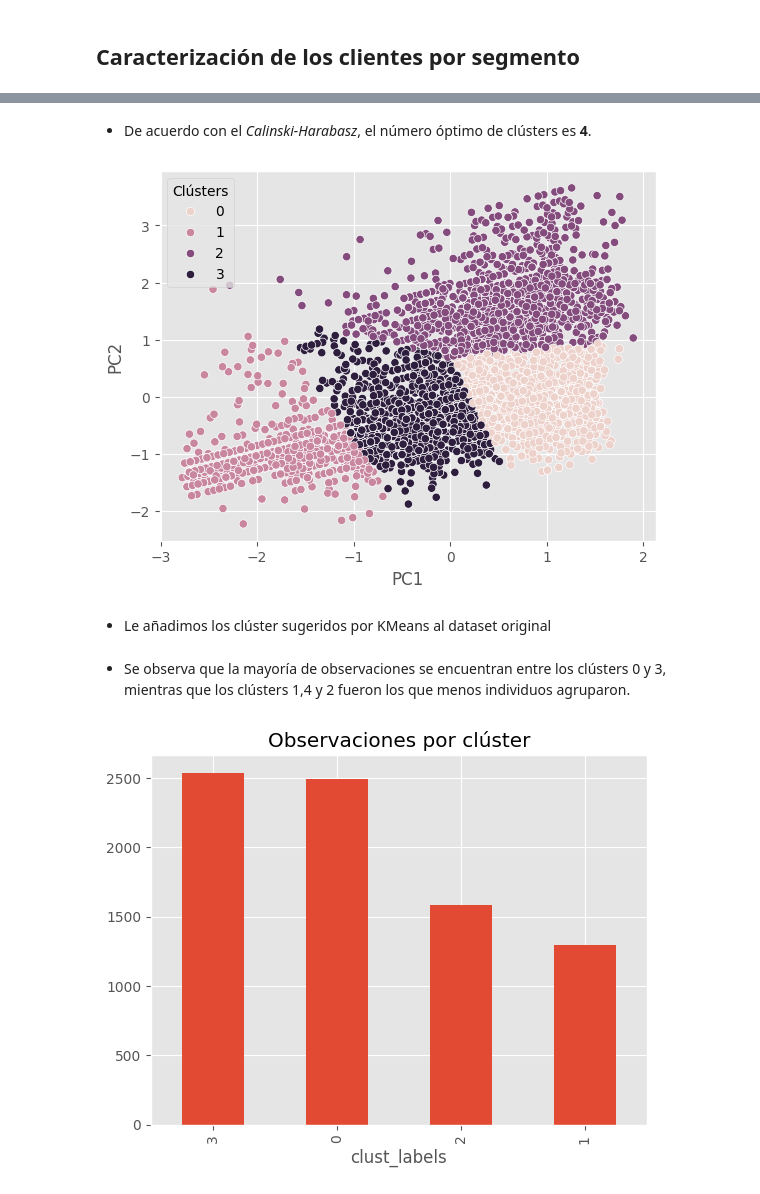
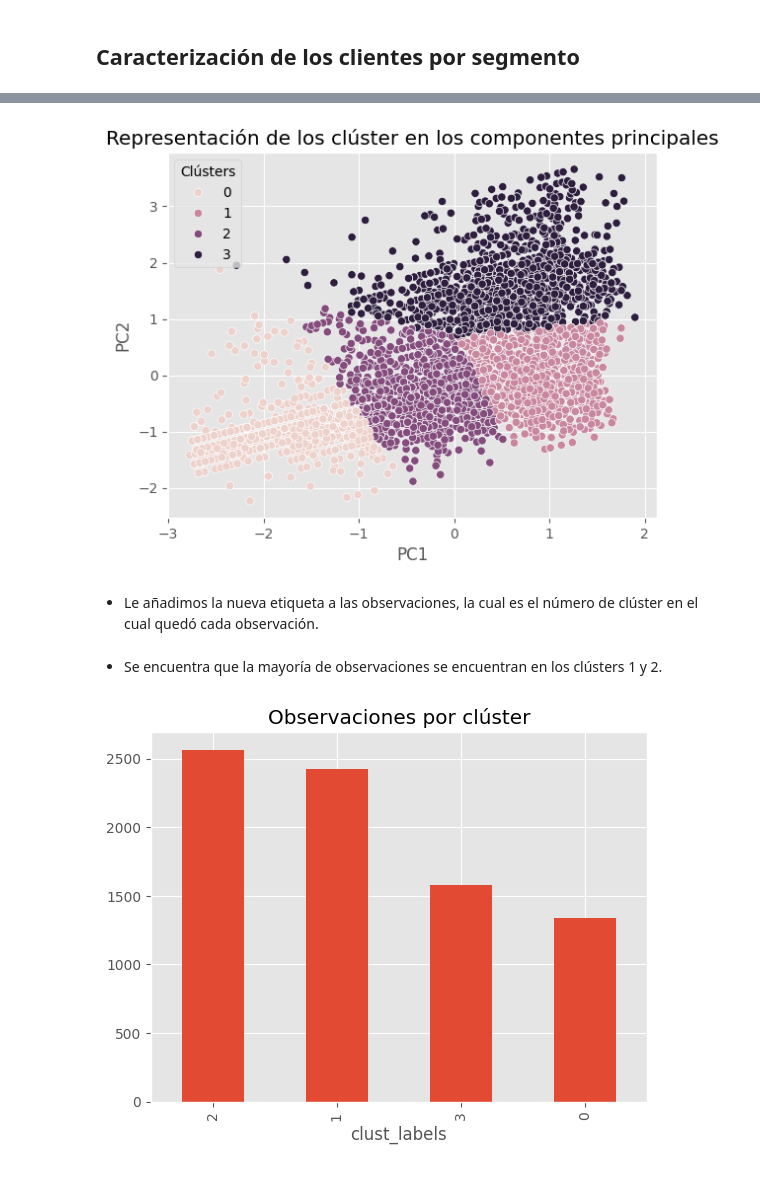
Before and after one commit to maryyuliana/fundamentos_I, a Jupyter notebook: Proyecto.ipynb, the cells around one changed output, grey strips where cells are left out. Saved outputs shown, nothing was run; the diff lists cells and outputs as text; code cells hidden in the pictures.

```diff
--- a/Proyecto.ipynb
+++ b/Proyecto.ipynb
@@ -823,6 +869,7 @@ plt.show()
 dataPCAKM = pca_df.iloc[:,:2].copy()
 # %%
 data_scaled = StandardScaler().fit(dataPCAKM)
+data_pca_scaled = data_scaled.transform(dataPCAKM)
 # %%
 def encontrar_numero_clusters(X):
     # Crea una lista vacía para almacenar la inercia
@@ -866,0 +913,11 @@ Número de clusters que recoja el 95% de la inercia: 5
+# %%
+CHs = []
+for i in range(2,7):
+    km = KMeans(n_clusters=i, random_state=0, n_init = 30)
+    km.fit(data_pca_scaled)
+    CH = calinski_harabasz_score(data_pca_scaled, km.labels_)
+    CHs.append(CH)
+CHs
+plt.title('Calinski-Harabasz')
+plt.plot(range(2,7), CHs)
+plt.show()
@@ -867,8 +930,7 @@ Número de clusters que recoja el 95% de la inercia: 5
 # %%
-Kmeans_final = KMeans(n_clusters = 4)
+Kmeans_final = KMeans(random_state=0,n_clusters = 4)
 Kmeans_final.fit(data_scaled.transform(dataPCAKM))
 clust_lab = Kmeans_final.labels_
-cluster_labelss = np.unique(clust_lab)
 
-data_frame_scaled = pd.DataFrame(data_scaled.transform(dataPCAKM), columns = ['PC1','PC2'])
+data_frame_scaled = pd.DataFrame(data_pca_scaled, columns = ['PC1','PC2'])
 data_frame_scaled['clust_labels'] = clust_lab
@@ -917,11 +937,10 @@ plt.show()
-# %% [markdown]
-* De acuerdo con el *Calinski-Harabasz*, el número óptimo de clústers es **4**.
 # %%
 ax = sns.scatterplot(data = data_frame_scaled, x = 'PC1', y = 'PC2', hue = 'clust_labels')
 ax.legend(title = 'Clústers')
+ax.set_title('Representación de los clúster en los componentes principales')
 plt.show()
 # %% [output]
-[figure, old version]
+[figure, new version]
-# %% [markdown]
-* Le añadimos los clúster sugeridos por KMeans al dataset original
+# %% [markdown]
+* Le añadimos la nueva etiqueta a las observaciones, la cual es el número de clúster en el cual quedó cada observación.
 # %%
@@ -929,9 +948,9 @@ trainClust = train_pca.merge(data_frame_scaled, left_index= True, right_index=Tr
 # %% [markdown]
-* Se observa que la mayoría de observaciones se encuentran entre los clústers 0 y 3, mientras que los clústers 1,4 y 2 fueron los que menos individuos agruparon.
+* Se encuentra que la mayoría de observaciones se encuentran en los clústers 1 y 2.
 # %%
 trainClust.clust_labels.value_counts().plot(kind = 'bar')
 plt.title('Observaciones por clúster')
 plt.show()
 # %% [output]
-[figure, old version]
+[figure, new version]
 # %%
```
Also changed, not shown: parts of 89 cells of this notebook.
